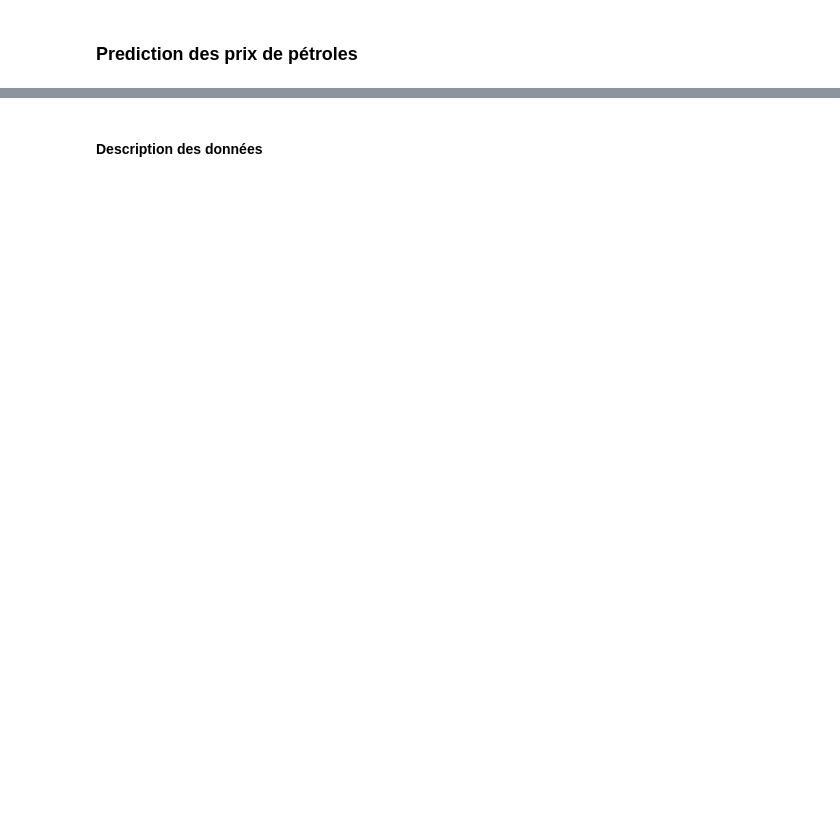
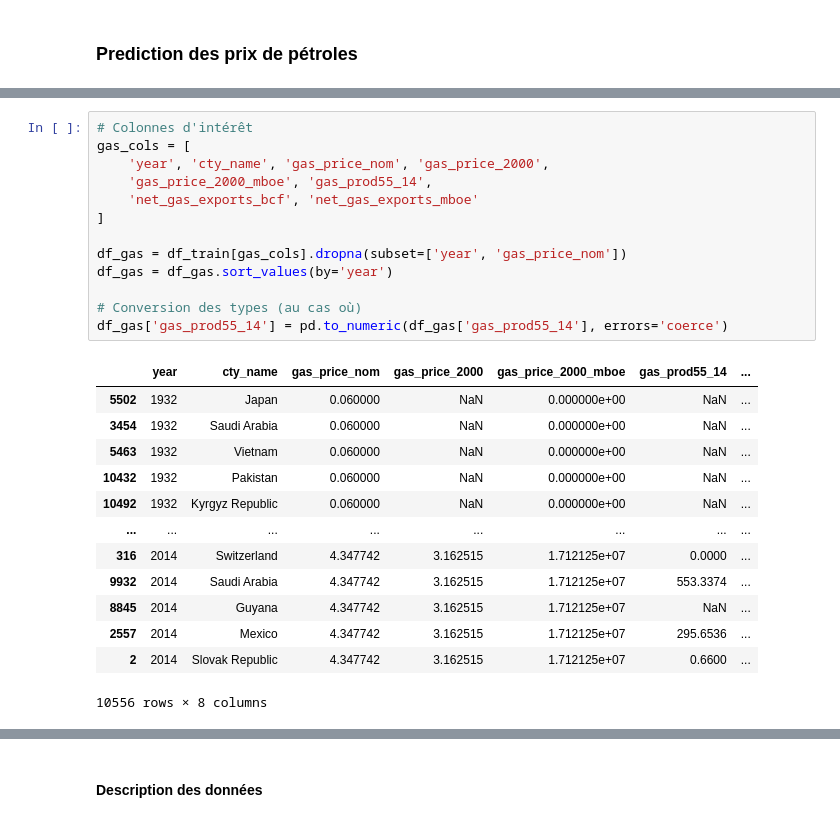
Before and after one commit to jobinhio/projets-data-science, a Jupyter notebook: predicting-oil-price/predictingoilprice.ipynb, the cells around one changed output, grey strips where cells are left out. Drawn from its saved outputs; the diff is of its cells as text; blank space fills up the shorter version.

```diff
--- a/predicting-oil-price/predictingoilprice.ipynb
+++ b/predicting-oil-price/predictingoilprice.ipynb
@@ -20,0 +48,27 @@ pd_test = pd.read_csv(test_file)
+# %%
+# Colonnes d'intérêt
+gas_cols = [
+    'year', 'cty_name', 'gas_price_nom', 'gas_price_2000',
+    'gas_price_2000_mboe', 'gas_prod55_14',
+    'net_gas_exports_bcf', 'net_gas_exports_mboe'
+]
+
+df_gas = df_train[gas_cols].dropna(subset=['year', 'gas_price_nom'])
+df_gas = df_gas.sort_values(by='year')
+
+# Conversion des types (au cas où)
+df_gas['gas_prod55_14'] = pd.to_numeric(df_gas['gas_prod55_14'], errors='coerce')
+# %% [output]
+|  | year | cty_name | gas_price_nom | gas_price_2000 | gas_price_2000_mboe | gas_prod55_14 | ... |
+| 5502 | 1932 | Japan | 0.060000 | NaN | 0.000000e+00 | NaN | ... |
+| 3454 | 1932 | Saudi Arabia | 0.060000 | NaN | 0.000000e+00 | NaN | ... |
+| 5463 | 1932 | Vietnam | 0.060000 | NaN | 0.000000e+00 | NaN | ... |
+| 10432 | 1932 | Pakistan | 0.060000 | NaN | 0.000000e+00 | NaN | ... |
+| 10492 | 1932 | Kyrgyz Republic | 0.060000 | NaN | 0.000000e+00 | NaN | ... |
+| ... | ... | ... | ... | ... | ... | ... | ... |
+| 316 | 2014 | Switzerland | 4.347742 | 3.162515 | 1.712125e+07 | 0.0000 | ... |
+| 9932 | 2014 | Saudi Arabia | 4.347742 | 3.162515 | 1.712125e+07 | 553.3374 | ... |
+| 8845 | 2014 | Guyana | 4.347742 | 3.162515 | 1.712125e+07 | NaN | ... |
+| 2557 | 2014 | Mexico | 4.347742 | 3.162515 | 1.712125e+07 | 295.6536 | ... |
+| 2 | 2014 | Slovak Republic | 4.347742 | 3.162515 | 1.712125e+07 | 0.6600 | ... |
+10556 rows × 8 columns
```
Also changed, not shown: parts of 20 cells of this notebook.
